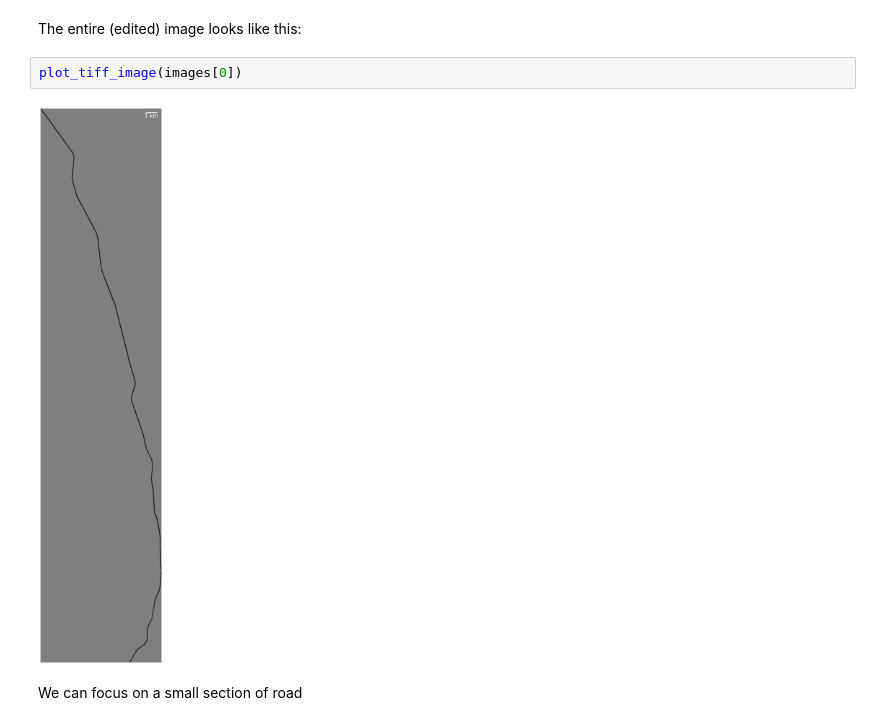
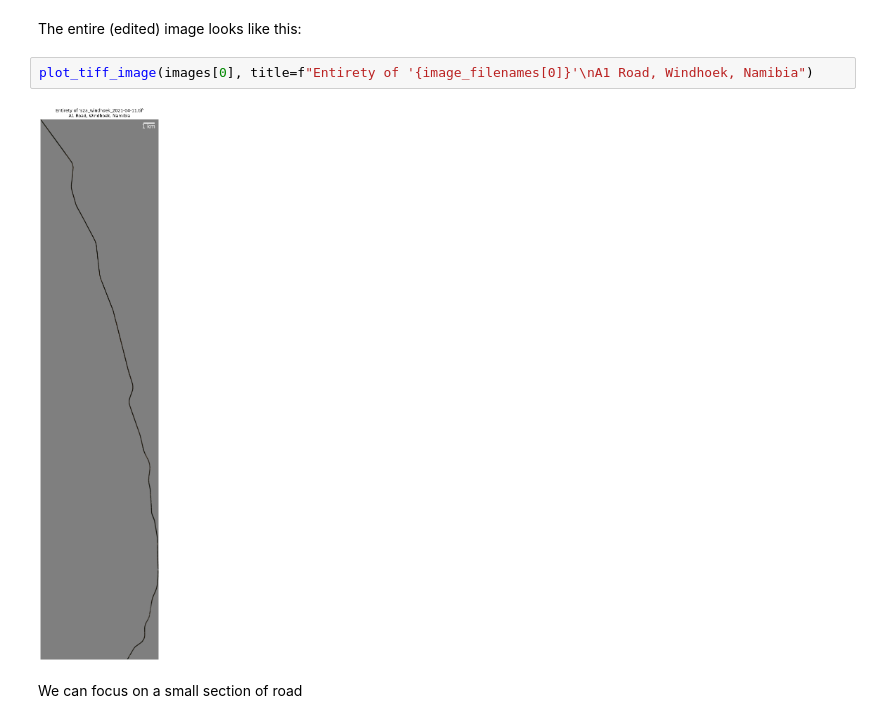
Before and after one commit to fangrayson/fcdo_trucks_project, a Jupyter notebook: notebooks/1_exploratory_data_analysis.ipynb, the cells around one changed output. Saved outputs shown, nothing was run; the diff lists cells and outputs as text.

```diff
--- a/notebooks/1_exploratory_data_analysis.ipynb
+++ b/notebooks/1_exploratory_data_analysis.ipynb
@@ -89,10 +94,10 @@ def plot_tiff_image(
     plt.show()
 # %% [markdown]
 The entire (edited) image looks like this:
-# %%
-plot_tiff_image(images[0])
-# %% [output]
-[figure, removed]
+# %%
+plot_tiff_image(images[0], title=f"Entirety of '{image_filenames[0]}'\nA1 Road, Windhoek, Namibia")
+# %% [output]
+[figure, added]
 # %% [markdown]
 We can focus on a small section of road
 # %%
```
Also changed, not shown: parts of 22 cells of this notebook.
